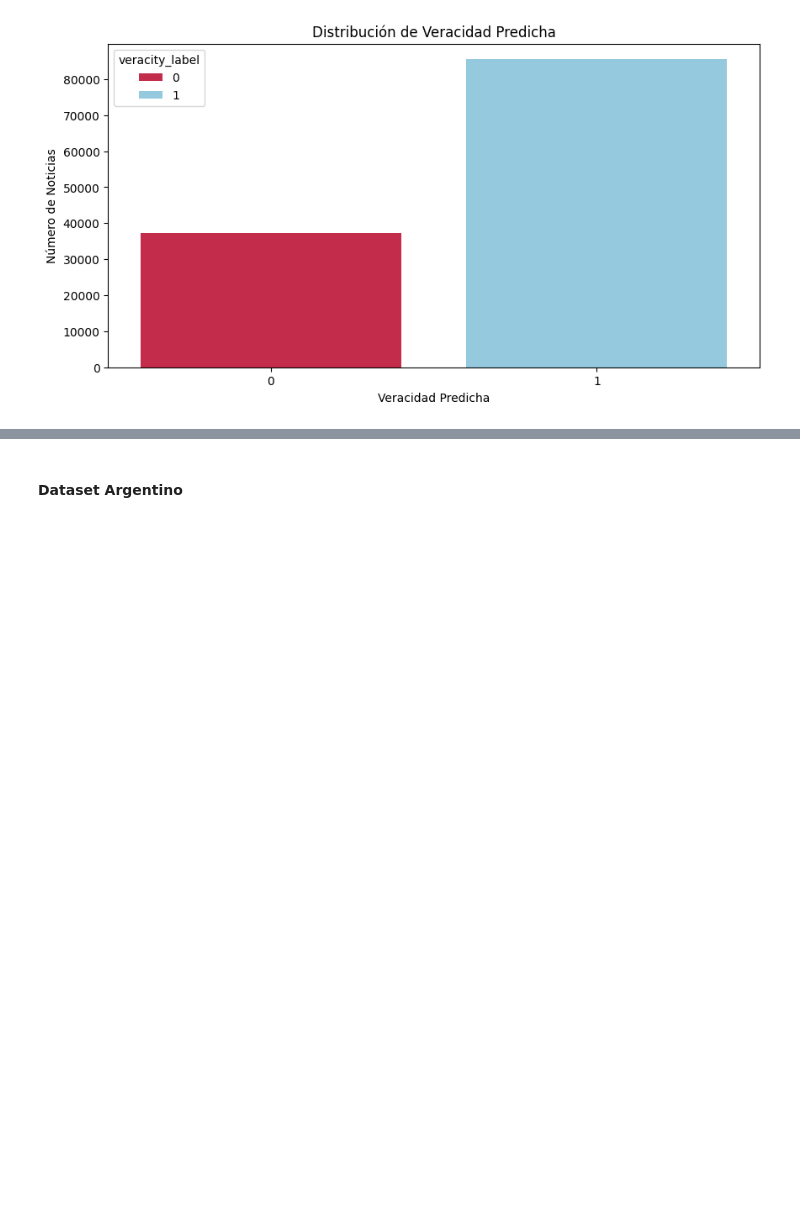
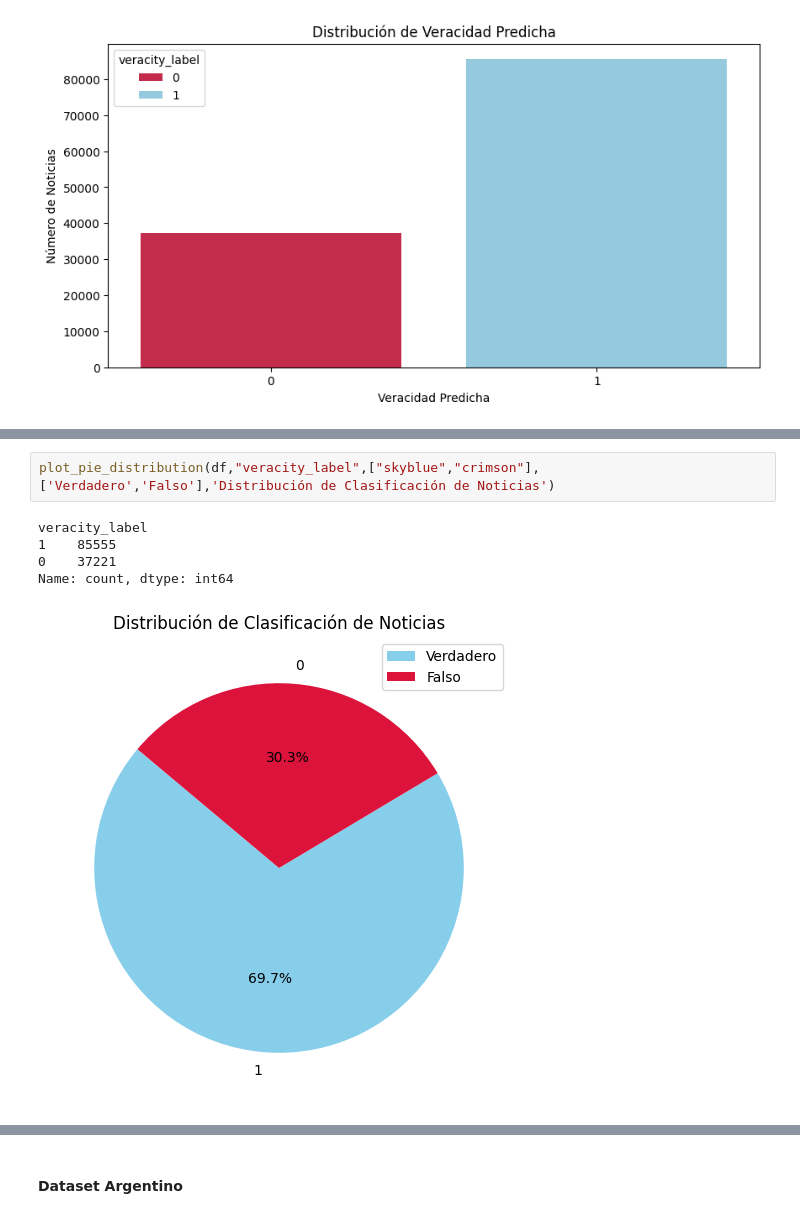
Before and after one commit to Verificado-Profesional/model-evaluation, a Jupyter notebook: relation_analysis.ipynb, the cells around one changed output, grey strips where cells are left out. Drawn from its saved outputs; the diff is of its cells as text; blank space fills up the shorter version.

```diff
--- a/relation_analysis.ipynb
+++ b/relation_analysis.ipynb
@@ -55,0 +80,8 @@ plot_distribution('veracity_label', df,"Veracidad Predicha")
+# %%
+plot_pie_distribution(df,"veracity_label",["skyblue","crimson"],['Verdadero','Falso'],'Distribución de Clasificación de Noticias')
+# %% [output]
+veracity_label
+1    85555
+0    37221
+Name: count, dtype: int64
+[figure, added]
```
Also changed, not shown: parts of 16 cells of this notebook.
